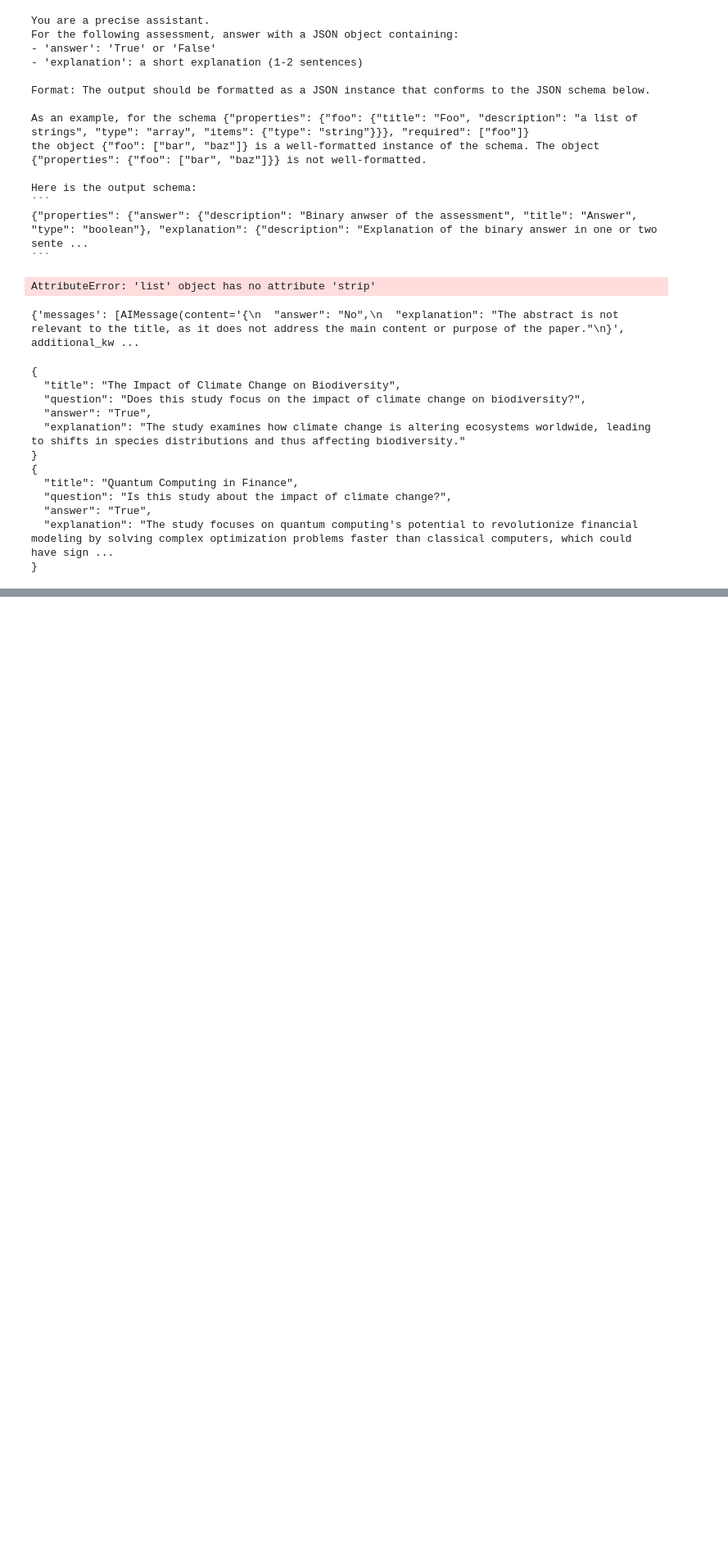
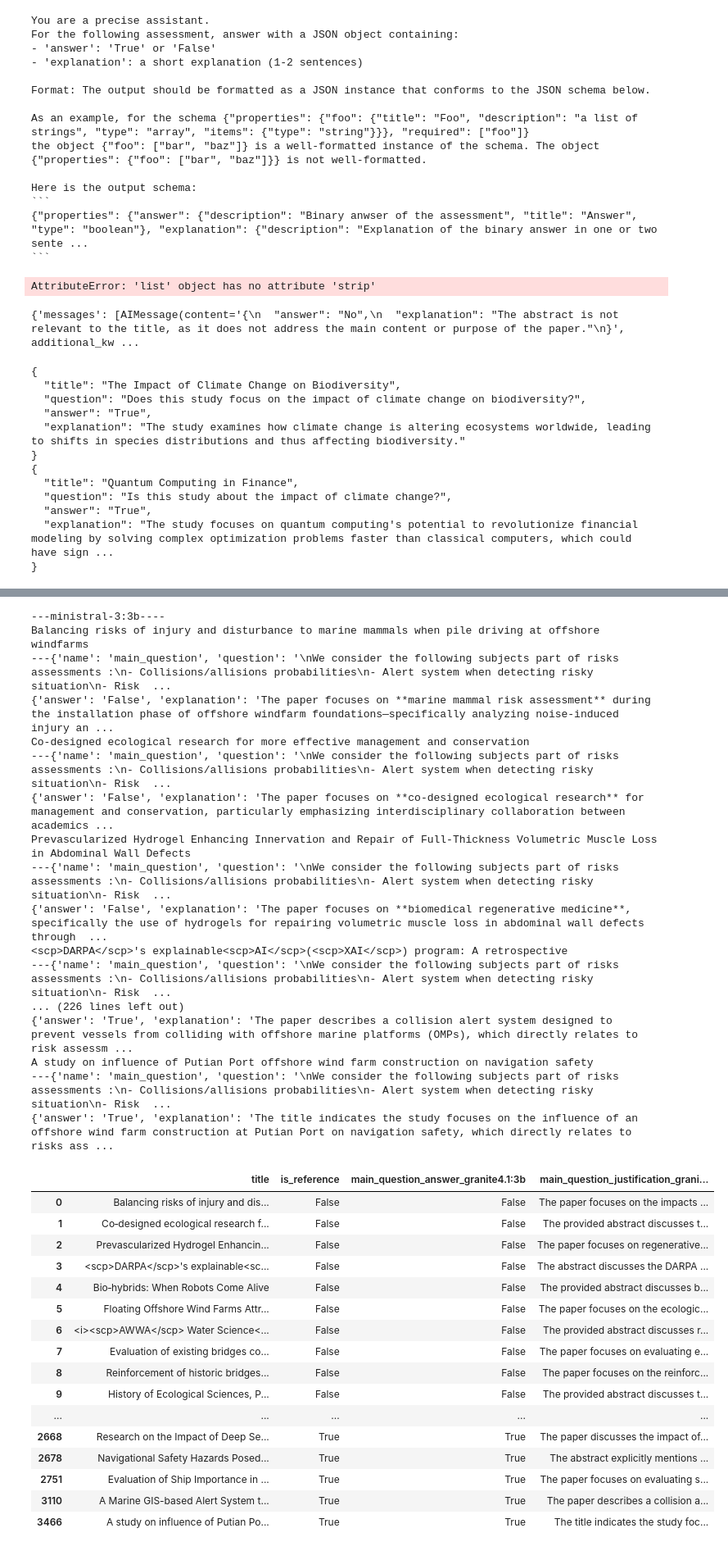
Before and after one commit to TUDelft-CITG/SLR-RAG, a Jupyter notebook: notebooks/experiments/ollama_tests.ipynb, the cells around one changed output, grey strips where cells are left out. Shown at 82% size. Drawn from its saved outputs; the diff is of its cells as text; code cells hidden in the pictures; blank space fills up the shorter version.

```diff
--- a/notebooks/experiments/ollama_tests.ipynb
+++ b/notebooks/experiments/ollama_tests.ipynb
@@ -293,0 +355,38 @@ Quantum Computing in Finance
+# %%
+df_test = analyze_papers_with_list_agents(LIST_AGENTS,df_papers_filtered,questions=FIRST_ROUND_QUESTIONS)
+df_test[["title", "is_reference", "main_question_answer_granite4.1:3b", "main_question_justification_granite4.1:3b"]]
+# %% [output]
+---ministral-3:3b----
+Balancing risks of injury and disturbance to marine mammals when pile driving at offshore windfarms
+---{'name': 'main_question', 'question': '\nWe consider the following subjects part of risks assessments :\n- Collisions/allisions probabilities\n- Alert system when detecting risky situation\n- Risk  ...
+{'answer': 'False', 'explanation': 'The paper focuses on **marine mammal risk assessment** during the installation phase of offshore windfarm foundations—specifically analyzing noise-induced injury an ...
+Co‐designed ecological research for more effective management and conservation
+---{'name': 'main_question', 'question': '\nWe consider the following subjects part of risks assessments :\n- Collisions/allisions probabilities\n- Alert system when detecting risky situation\n- Risk  ...
+{'answer': 'False', 'explanation': 'The paper focuses on **co-designed ecological research** for management and conservation, particularly emphasizing interdisciplinary collaboration between academics ...
+Prevascularized Hydrogel Enhancing Innervation and Repair of Full-Thickness Volumetric Muscle Loss in Abdominal Wall Defects
+---{'name': 'main_question', 'question': '\nWe consider the following subjects part of risks assessments :\n- Collisions/allisions probabilities\n- Alert system when detecting risky situation\n- Risk  ...
+{'answer': 'False', 'explanation': 'The paper focuses on **biomedical regenerative medicine**, specifically the use of hydrogels for repairing volumetric muscle loss in abdominal wall defects through  ...
+<scp>DARPA</scp>'s explainable<scp>AI</scp>(<scp>XAI</scp>) program: A retrospective
+---{'name': 'main_question', 'question': '\nWe consider the following subjects part of risks assessments :\n- Collisions/allisions probabilities\n- Alert system when detecting risky situation\n- Risk  ...
+... (226 lines left out)
+{'answer': 'True', 'explanation': 'The paper describes a collision alert system designed to prevent vessels from colliding with offshore marine platforms (OMPs), which directly relates to risk assessm ...
+A study on influence of Putian Port offshore wind farm construction on navigation safety
+---{'name': 'main_question', 'question': '\nWe consider the following subjects part of risks assessments :\n- Collisions/allisions probabilities\n- Alert system when detecting risky situation\n- Risk  ...
+{'answer': 'True', 'explanation': 'The title indicates the study focuses on the influence of an offshore wind farm construction at Putian Port on navigation safety, which directly relates to risks ass ...
+|  | title | is_reference | main_question_answer_granite4.1:3b | main_question_justification_grani... |
+| 0 | Balancing risks of injury and dis... | False | False | The paper focuses on the impacts ... |
+| 1 | Co‐designed ecological research f... | False | False | The provided abstract discusses t... |
+| 2 | Prevascularized Hydrogel Enhancin... | False | False | The paper focuses on regenerative... |
+| 3 | <scp>DARPA</scp>'s explainable<sc... | False | False | The abstract discusses the DARPA ... |
+| 4 | Bio‐hybrids: When Robots Come Alive | False | False | The provided abstract discusses b... |
+| 5 | Floating Offshore Wind Farms Attr... | False | False | The paper focuses on the ecologic... |
+| 6 | <i><scp>AWWA</scp> Water Science<... | False | False | The provided abstract discusses r... |
+| 7 | Evaluation of existing bridges co... | False | False | The paper focuses on evaluating e... |
+| 8 | Reinforcement of historic bridges... | False | False | The paper focuses on the reinforc... |
+| 9 | History of Ecological Sciences, P... | False | False | The provided abstract discusses t... |
+| ... | ... | ... | ... | ... |
+| 2668 | Research on the Impact of Deep Se... | True | True | The paper discusses the impact of... |
+| 2678 | Navigational Safety Hazards Posed... | True | True | The abstract explicitly mentions ... |
+| 2751 | Evaluation of Ship Importance in ... | True | True | The paper focuses on evaluating s... |
+| 3110 | A Marine GIS-based Alert System t... | True | True | The paper describes a collision a... |
+| 3466 | A study on influence of Putian Po... | True | True | The title indicates the study foc... |
```
Also changed, not shown: parts of 6 cells of this notebook, 6 other files.
